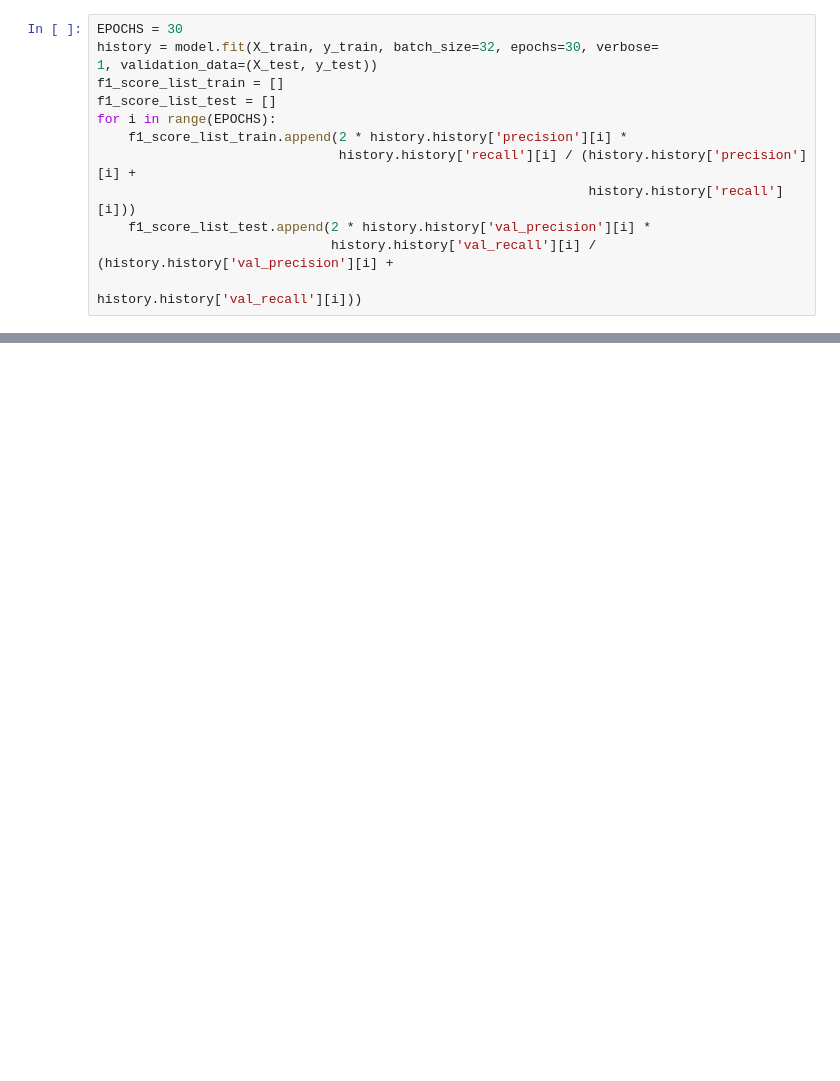
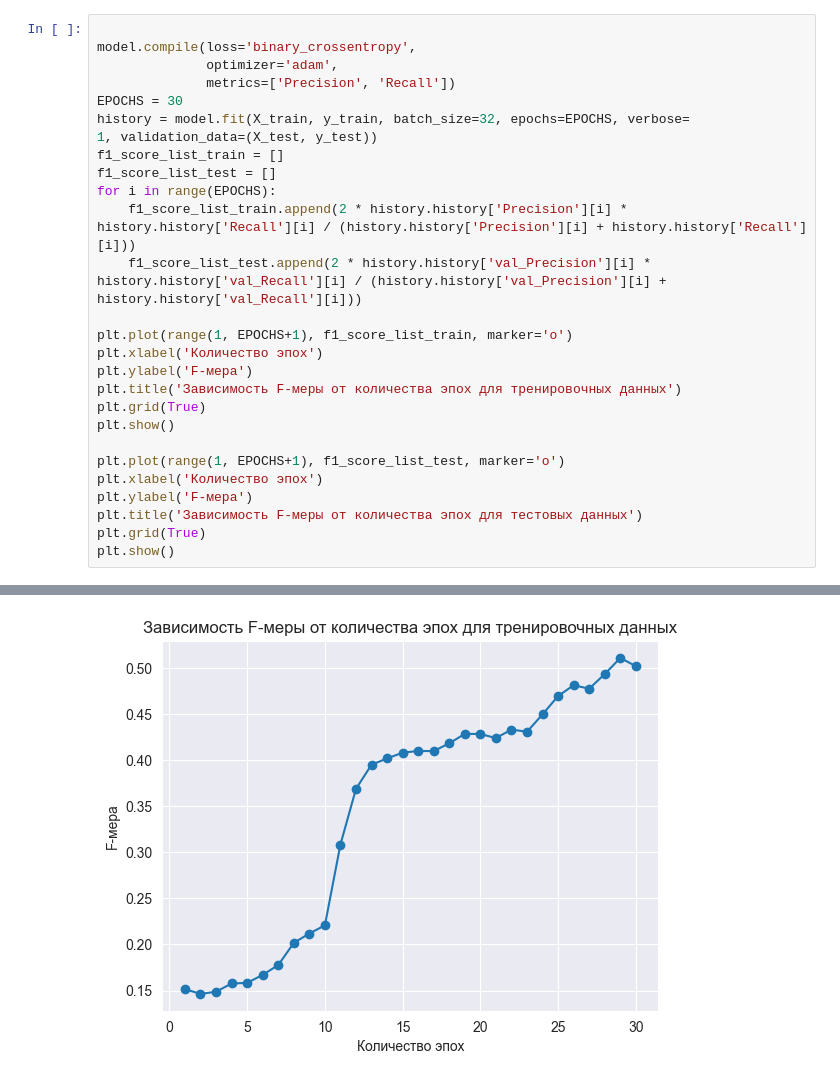
Before and after one commit to Sasha1339/lr3_ai, a Jupyter notebook: task_picture.ipynb, the cells around one changed output, grey strips where cells are left out. Drawn from its saved outputs; the diff is of its cells as text; blank space fills up the shorter version.

```diff
--- a/task_picture.ipynb
+++ b/task_picture.ipynb
@@ -80,13 +135,28 @@ model.compile(loss='binary_crossentropy',
 # %%
+
+model.compile(loss='binary_crossentropy',
+              optimizer='adam',
+              metrics=['Precision', 'Recall'])
 EPOCHS = 30
-history = model.fit(X_train, y_train, batch_size=32, epochs=30, verbose=
+history = model.fit(X_train, y_train, batch_size=32, epochs=EPOCHS, verbose=
 1, validation_data=(X_test, y_test))
 f1_score_list_train = []
 f1_score_list_test = []
 for i in range(EPOCHS):
-    f1_score_list_train.append(2 * history.history['precision'][i] *
-                               history.history['recall'][i] / (history.history['precision'][i] +
-                                                               history.history['recall'][i]))
-    f1_score_list_test.append(2 * history.history['val_precision'][i] *
-                              history.history['val_recall'][i] / (history.history['val_precision'][i] +
-                                                                  history.history['val_recall'][i]))
+    f1_score_list_train.append(2 * history.history['Precision'][i] * history.history['Recall'][i] / (history.history['Precision'][i] + history.history['Recall'][i]))
+    f1_score_list_test.append(2 * history.history['val_Precision'][i] * history.history['val_Recall'][i] / (history.history['val_Precision'][i] + history.history['val_Recall'][i]))
+
+plt.plot(range(1, EPOCHS+1), f1_score_list_train, marker='o')
+plt.xlabel('Количество эпох')
+plt.ylabel('F-мера')
+plt.title('Зависимость F-меры от количества эпох для тренировочных данных')
+plt.grid(True)
+plt.show()
+
+plt.plot(range(1, EPOCHS+1), f1_score_list_test, marker='o')
+plt.xlabel('Количество эпох')
+plt.ylabel('F-мера')
+plt.title('Зависимость F-меры от количества эпох для тестовых данных')
+plt.grid(True)
+plt.show()
+# %% [output]
@@ -92,0 +180 @@ for i in range(EPOCHS):
+[figure, added]
```
Also changed, not shown: parts of 6 cells of this notebook.
